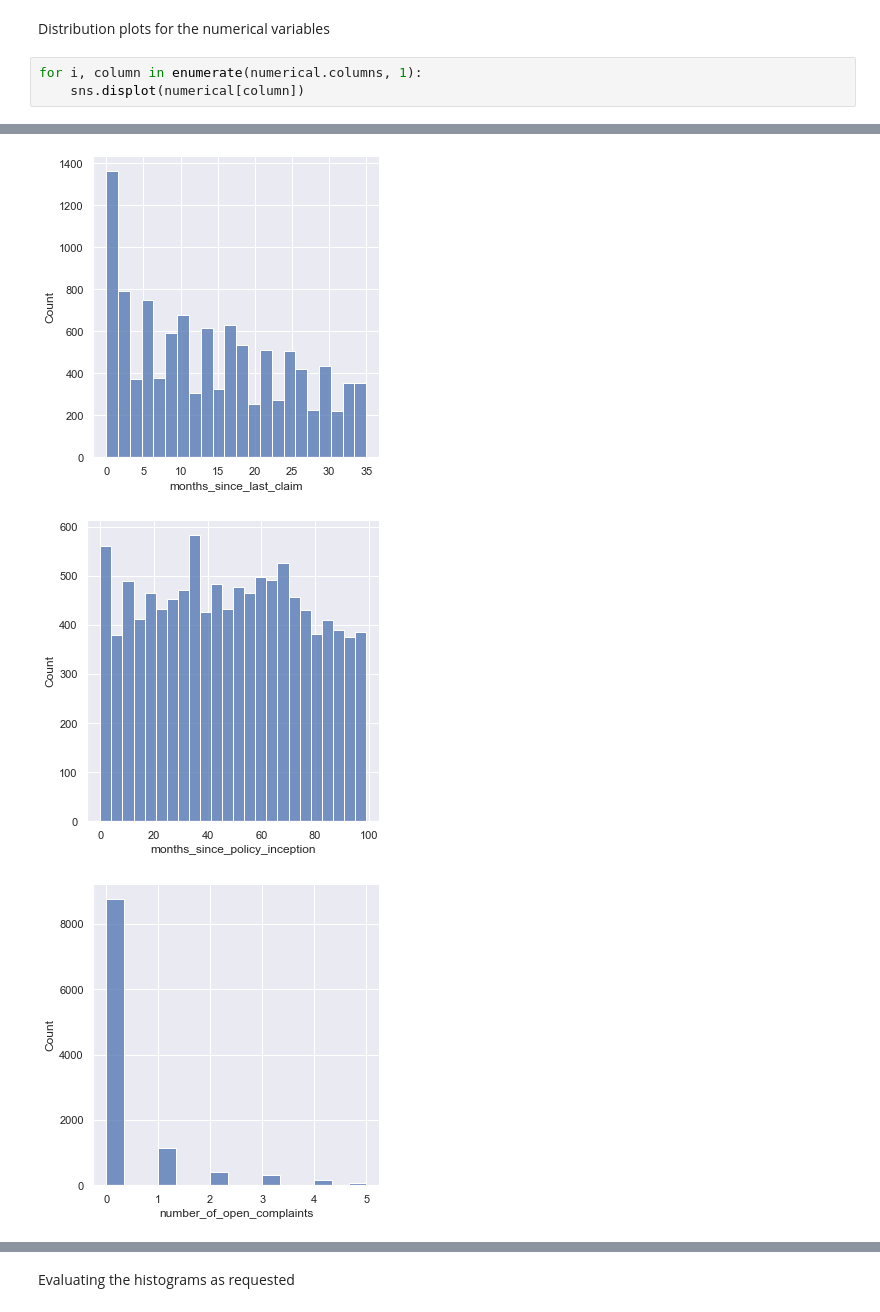
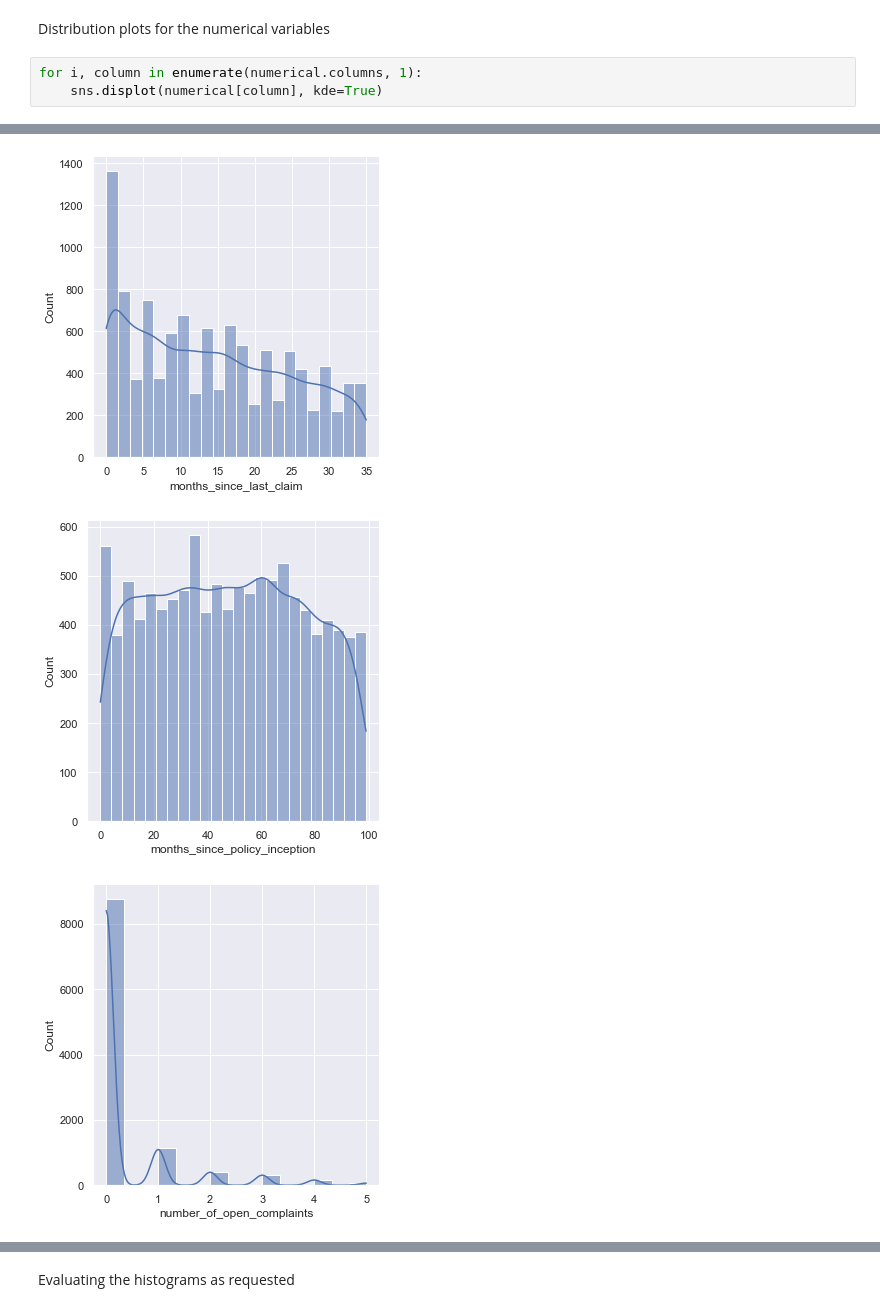
Before and after one commit to Simao-Lopes/lab-customer-analysis-round-2, a Jupyter notebook: files_for_lab/csv_files/Lab Solution.ipynb, the cells around one changed output, grey strips where cells are left out. Cells and saved outputs as stored; diff of their text form.

```diff
--- a/files_for_lab/csv_files/Lab Solution.ipynb
+++ b/files_for_lab/csv_files/Lab Solution.ipynb
@@ -444,5 +444,5 @@ As we can observe total_claim_amount, customer_lifetime_value have massive range
 Distribution plots for the numerical variables
 # %%
 for i, column in enumerate(numerical.columns, 1):
-    sns.displot(numerical[column])
+    sns.displot(numerical[column], kde=True)
 # %% [output]
@@ -452,3 +452,3 @@ for i, column in enumerate(numerical.columns, 1):
-[figure, old version]
+[figure, new version]
-[figure, old version]
+[figure, new version]
-[figure, old version]
+[figure, new version]
```
Also changed, not shown: parts of 13 cells of this notebook.
